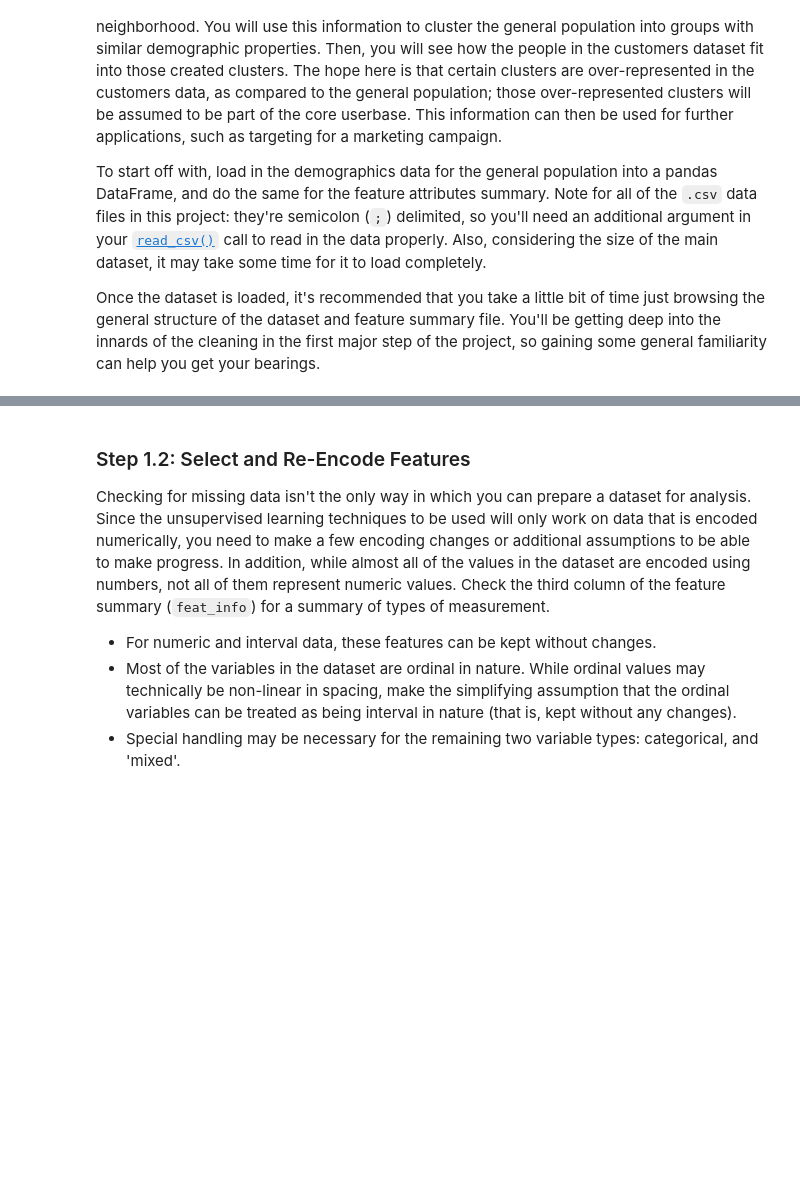
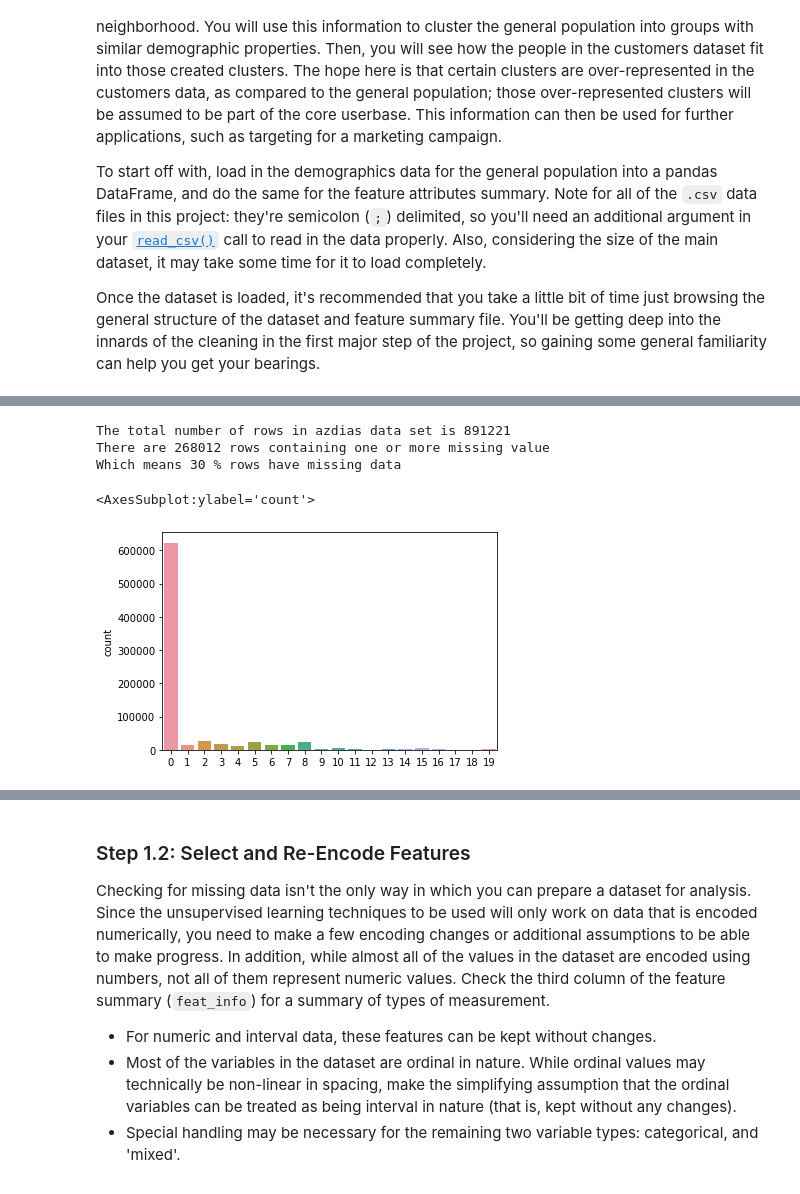
Before and after one commit to sstorm183/Unsupervised-Learning-Project, a Jupyter notebook: Identify_Customer_Segments.ipynb, the cells around one changed output, grey strips where cells are left out. Saved outputs shown, nothing was run; the diff lists cells and outputs as text; code cells hidden in the pictures; blank space fills up the shorter version.

Commit message:
Add files via upload
feat: Added remaining ML tasks for project completion
style: Added discussion points per program rubric

```diff
--- a/Identify_Customer_Segments.ipynb
+++ b/Identify_Customer_Segments.ipynb
@@ -283,0 +174,7 @@ snsPlotCount(azidasCleaned, azidasOutliers, "PLZ8_GBZ")
+# %%
+# Remove the outlier columns from the dataset. (You'll perform other data
+# engineering tasks such as re-encoding and imputation later.)
+drop_columns = missing_value_azdias.loc[missing_value_azdias['percent_missing'] > 25, 'column_name']
+drop_columns.index
+azdias.drop(drop_columns, axis='columns', inplace=True)
+azdias.info()
@@ -283,0 +214,21 @@ snsPlotCount(azidasCleaned, azidasOutliers, "PLZ8_GBZ")
+# %%
+# How much data is missing in each row of the dataset?
+print('The total number of rows in azdias data set is {}'.format(azdias.shape[0]))
+print('There are {} rows containing one or more missing value'.format(sum(azdias.isnull().any(axis=1))))
+print('Which means {} % rows have missing data'.format(round((sum(azdias.isnull().any(axis=1))/(azdias.shape[0]))*100),3))
+# %% [output]
+The total number of rows in azdias data set is 891221
+There are 268012 rows containing one or more missing value
+Which means 30 % rows have missing data
+# %%
+# Write code to divide the data into two subsets based on the number of missing
+# values in each row.
+a = azdias.isnull().transpose().sum()
+azdias_rows_missing_low = azdias[a<20]
+azdias_rows_missing_high = azdias[a>=20]
+count_azdias_rows_missing_low = azdias_rows_missing_low.isnull().transpose().sum()
+count_azdias_rows_missing_high = azdias_rows_missing_high.isnull().transpose().sum()
+sns.countplot(count_azdias_rows_missing_low)
+# %% [output]
+<AxesSubplot:ylabel='count'>
+[figure, added]
```
Also changed, not shown: parts of 161 cells of this notebook.
